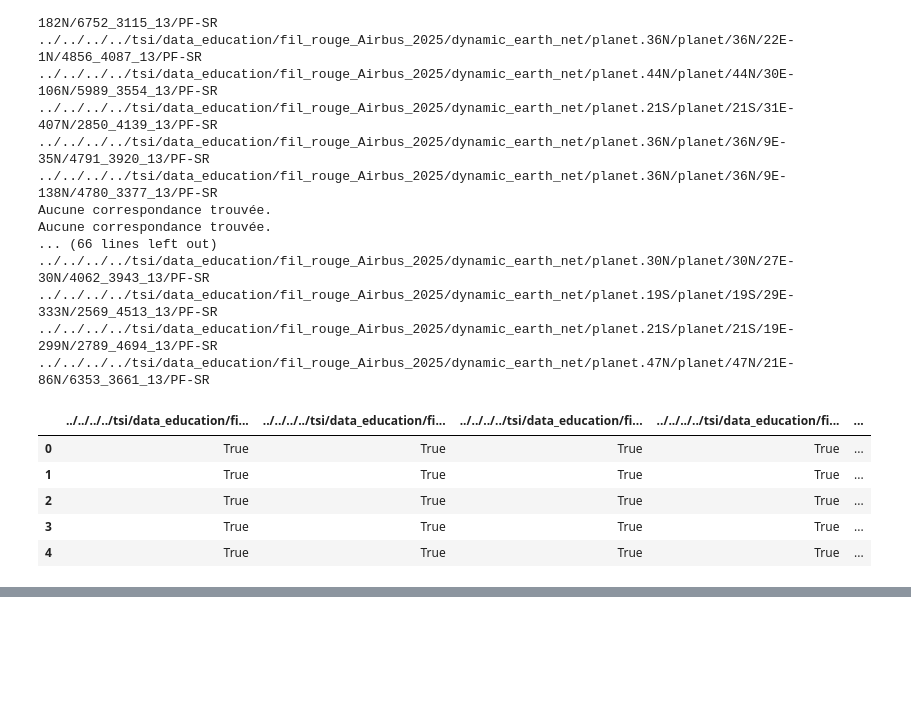
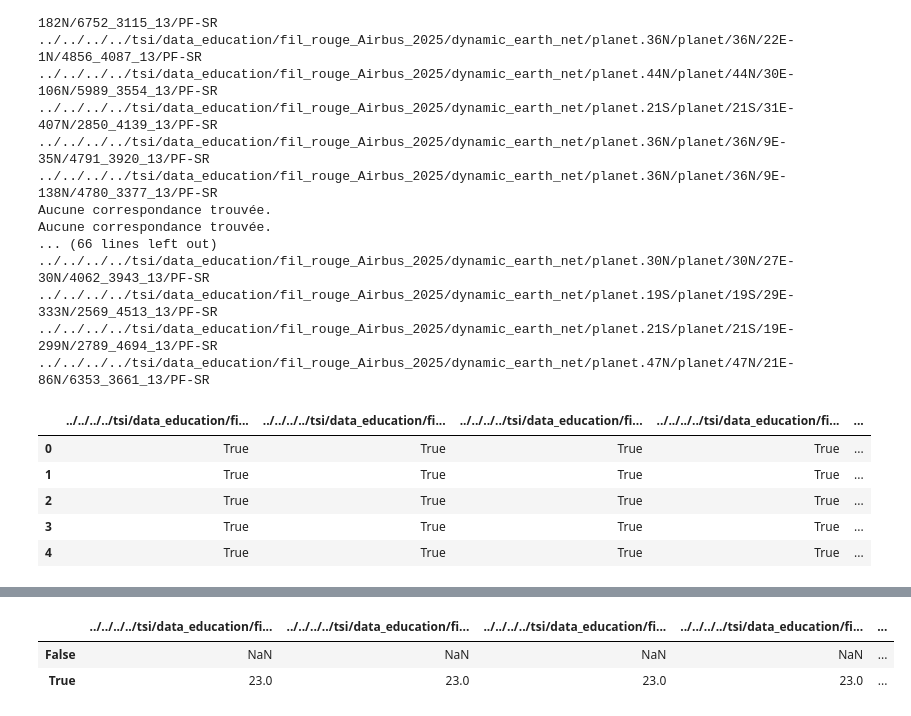
Before and after one commit to alexandreRocchiHenry/Computer_Vision_Projet, a Jupyter notebook: connection_bd.ipynb, the cells around one changed output, grey strips where cells are left out. Cells and saved outputs as stored; diff of their text form; code cells hidden in the pictures; blank space fills up the shorter version.

```diff
--- a/connection_bd.ipynb
+++ b/connection_bd.ipynb
@@ -385,0 +364,8 @@ True                                                23.0
+# %%
+count_bool = df_results.apply(lambda col: pd.Series(col.value_counts()))
+# %%
+count_bool
+# %% [output]
+|  | ../../../../tsi/data_education/fi... | ../../../../tsi/data_education/fi... | ../../../../tsi/data_education/fi... | ../../../../tsi/data_education/fi... | ... |
+| False | NaN | NaN | NaN | NaN | ... |
+| True | 23.0 | 23.0 | 23.0 | 23.0 | ... |
```
Also changed, not shown: parts of 1 cell of this notebook.
